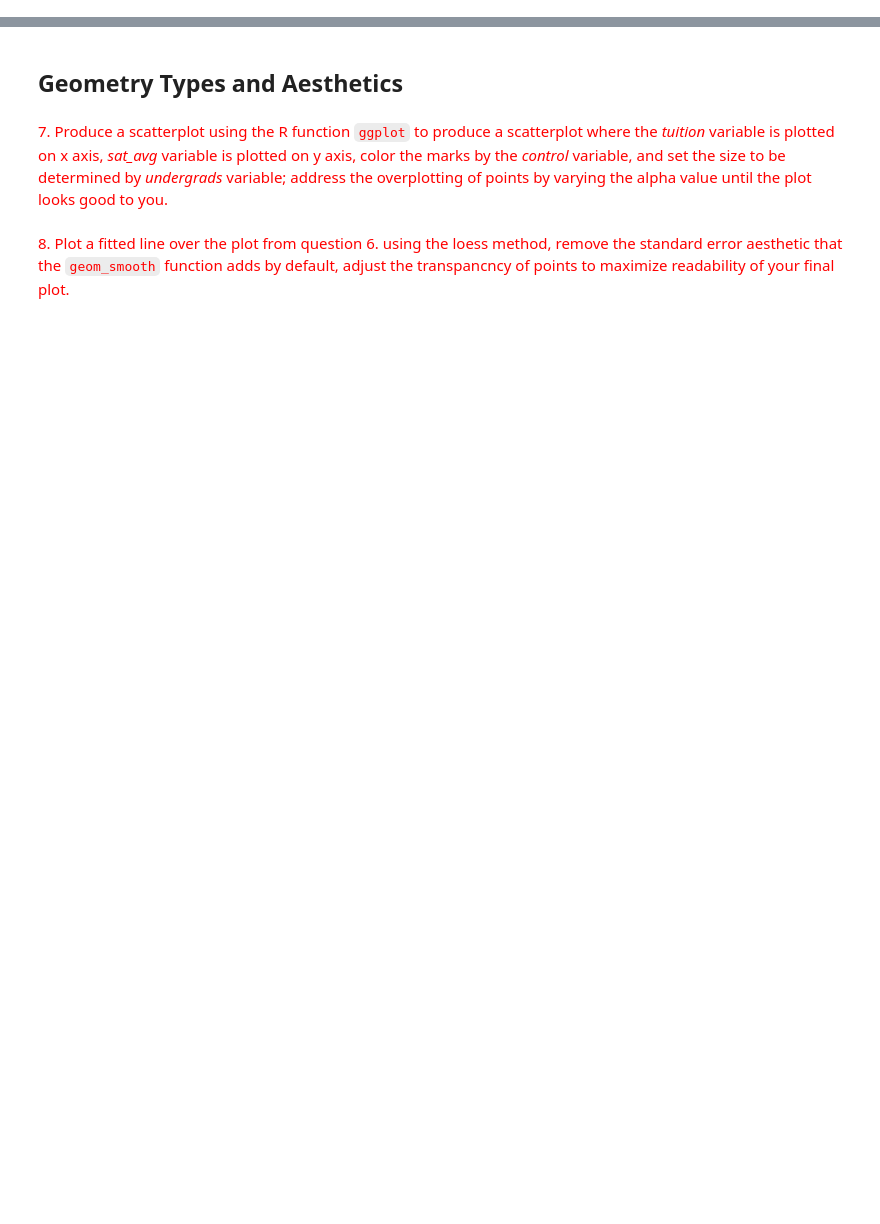
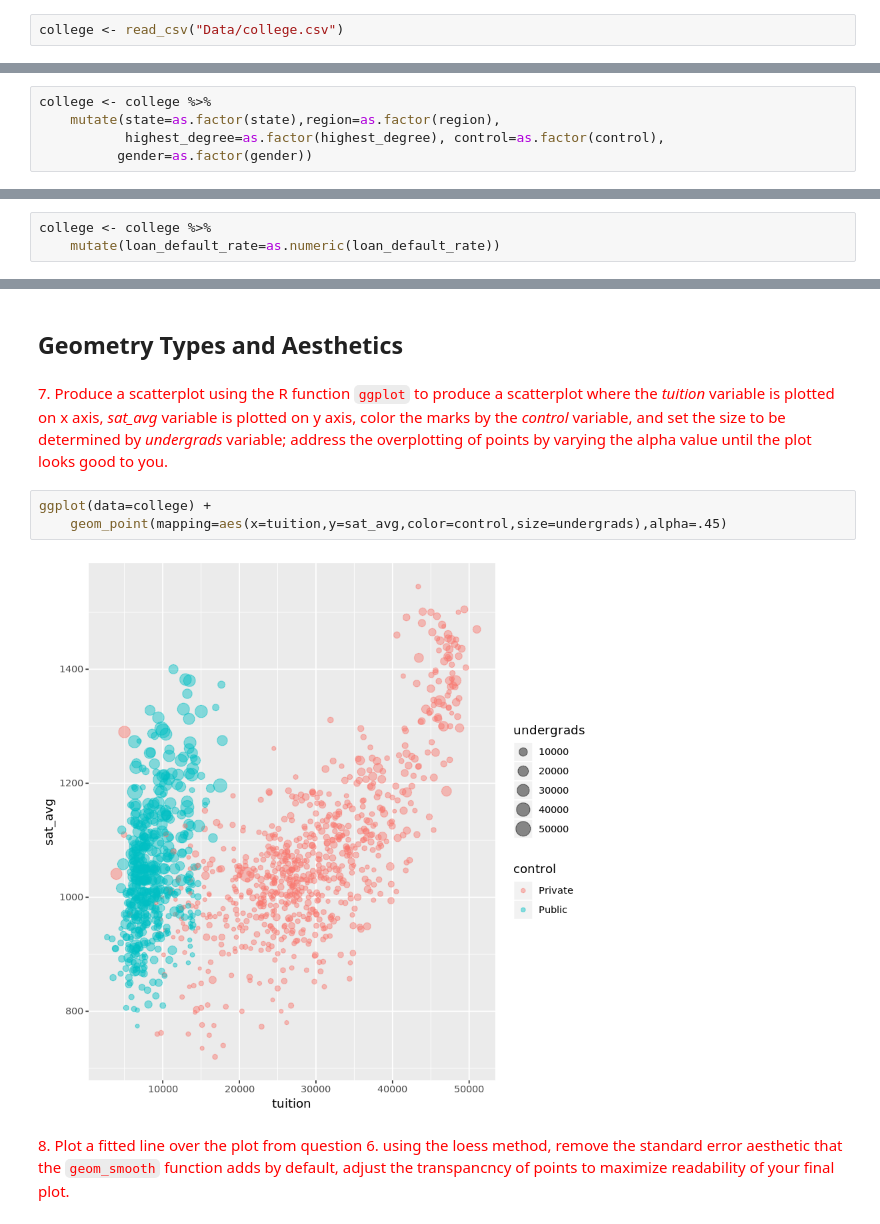
Before and after one commit to eparrish64/csci627-assignment04-eparrish64, a Jupyter notebook: CSCI627-assignment04.ipynb, the cells around one changed output, grey strips where cells are left out. Drawn from its saved outputs; the diff is of its cells as text; blank space fills up the shorter version.

```diff
--- a/CSCI627-assignment04.ipynb
+++ b/CSCI627-assignment04.ipynb
@@ -11,2 +30,4 @@ This is based on *Data Visualization in R with ggplot2* from lynda.com
 # %% [markdown]
 <span style="color:red">3. Load the dataset *college.csv* from the Data directory included within your repository and display the top of the file using the `head` function.</span>
+# %%
+college <- read_csv("Data/college.csv")
@@ -17,2 +91,7 @@ This is based on *Data Visualization in R with ggplot2* from lynda.com
 # %% [markdown]
 <span style="color:red">6. Use the R `mutate` function to convert the columns state, region, highest_degree, control, gender to a factor variable, `mutate` loan_default to a numeric value rerun the `summary` function.</span>
+# %%
+college <- college %>%
+    mutate(state=as.factor(state),region=as.factor(region),
+           highest_degree=as.factor(highest_degree), control=as.factor(control),
+          gender=as.factor(gender))
@@ -18,0 +138,3 @@ This is based on *Data Visualization in R with ggplot2* from lynda.com
+# %%
+college <- college %>%
+    mutate(loan_default_rate=as.numeric(loan_default_rate))
@@ -20,5 +165,10 @@ This is based on *Data Visualization in R with ggplot2* from lynda.com
 ## Geometry Types and Aesthetics
 # %% [markdown]
 <span style="color:red">7. Produce a scatterplot using the R function `ggplot` to produce a scatterplot where the *tuition* variable is plotted on x axis, *sat_avg* variable is plotted on y axis, color the marks by the *control* variable, and set the size to be determined by *undergrads* variable; address the overplotting of points by varying the alpha value until the plot looks good to you.</span>
+# %%
+ggplot(data=college) +
+    geom_point(mapping=aes(x=tuition,y=sat_avg,color=control,size=undergrads),alpha=.45)
+# %% [output]
+[figure, added]
 # %% [markdown]
 <span style="color:red">8. Plot a fitted line over the plot from question 6. using the loess method, remove the standard error aesthetic that the `geom_smooth` function adds by default, adjust the transpancncy of points to maximize readability of your final plot.
```
Also changed, not shown: parts of 44 cells of this notebook.
